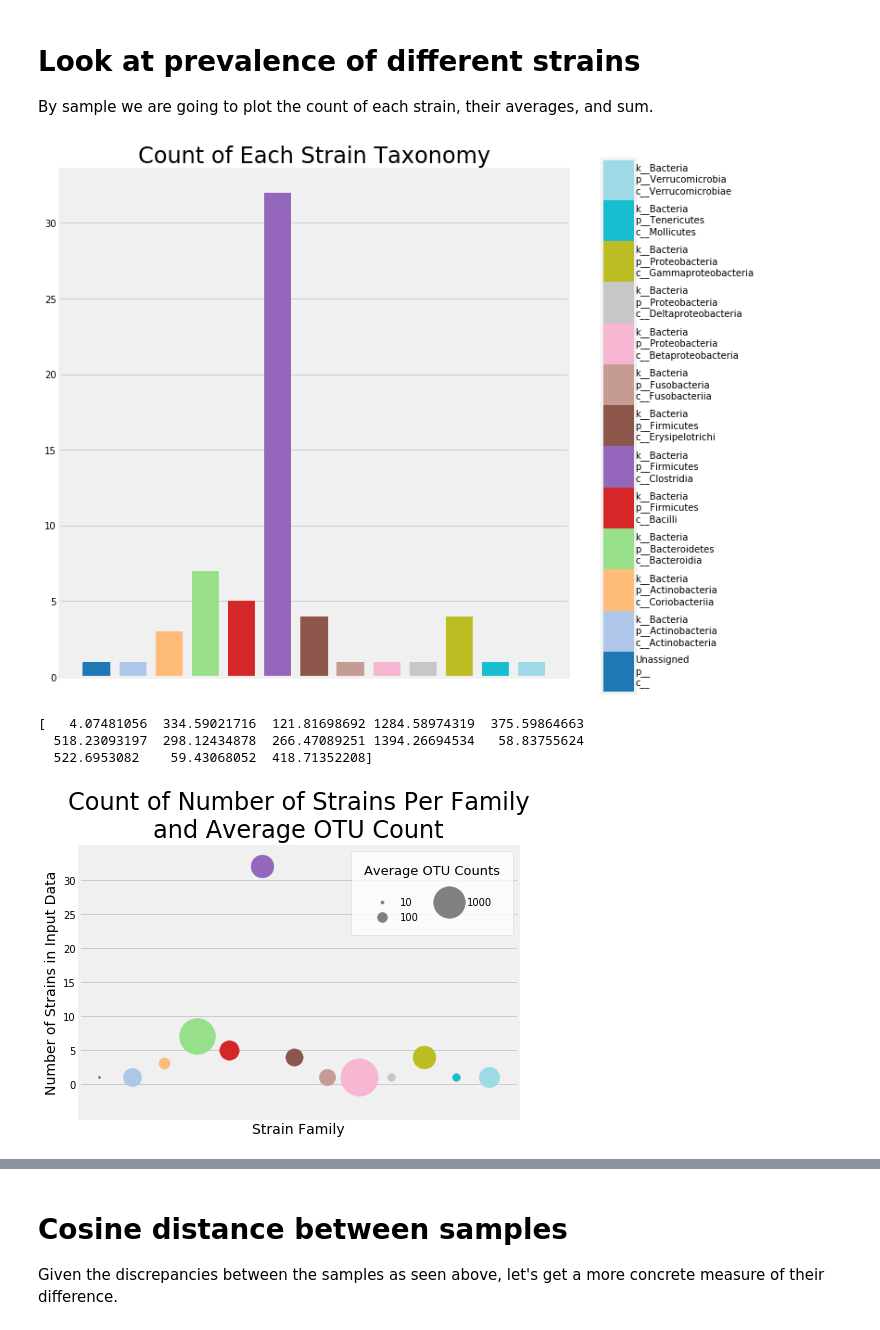
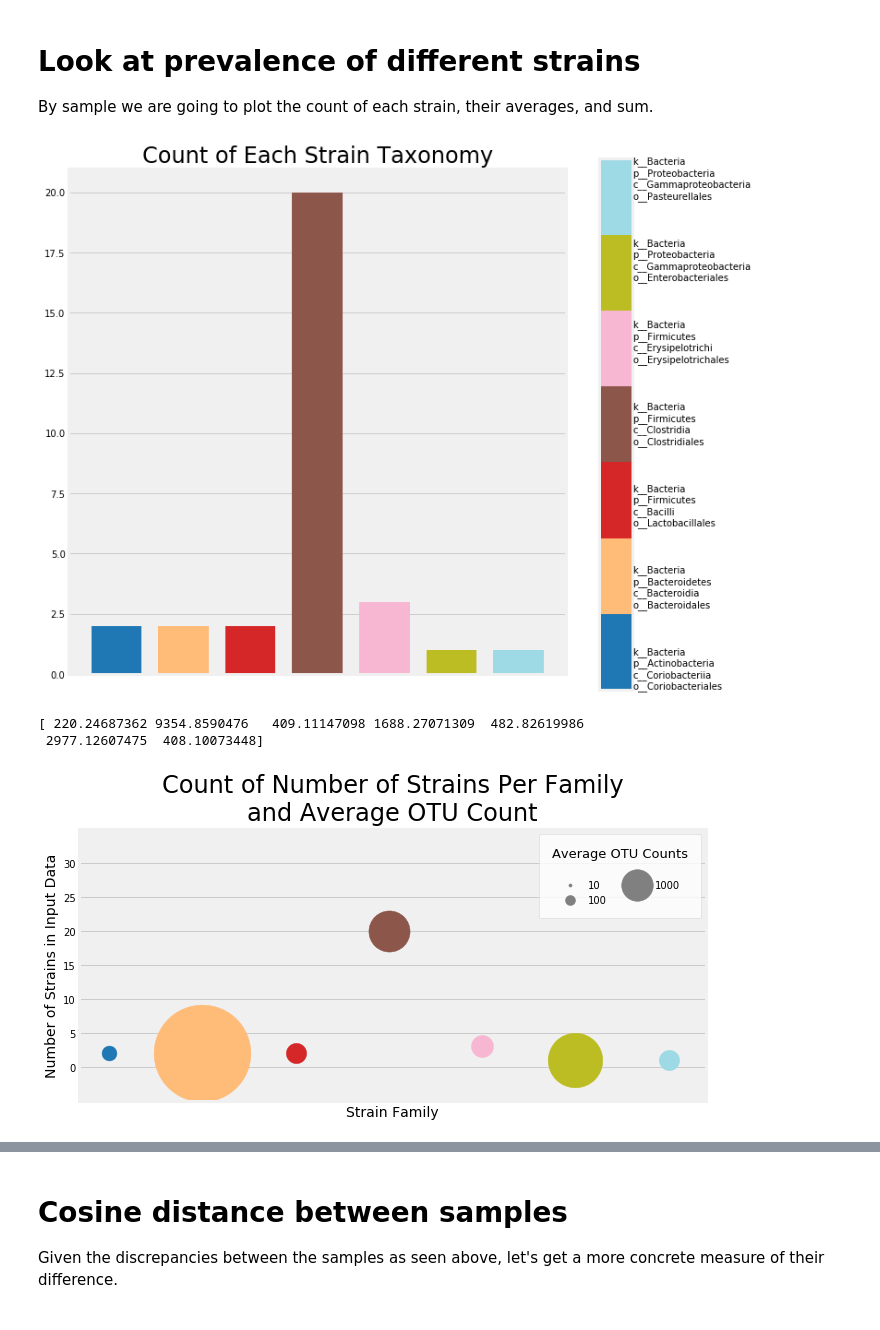
Before and after one commit to michaelwiest/microbiome-rnn, a Jupyter notebook: notebooks/Input Analysis.ipynb, the cells around one changed output, grey strips where cells are left out. Drawn from its saved outputs; the diff is of its cells as text; code cells hidden in the pictures.

```diff
--- a/notebooks/Input Analysis.ipynb
+++ b/notebooks/Input Analysis.ipynb
@@ -41,20 +42,21 @@ def complete_and_multiindex_df(df, split_char):
 data_dir = 'input_data'
 # input_dir = 'all_studies_62_no_12_atrain/'
 # test_dir = 'all_studies_62_no_12_test/'
-input_dir = 'all_studies_reduced_62_atrain/'
-test_dir = 'all_studies_reduced_62_test/'
+input_dir = 'all_studies_completed_normalized_sub_31/'
+# test_dir = 'all_studies_reduced_62_test/'
 
 input_dir = os.path.join(data_dir, input_dir)
-test_dir = os.path.join(data_dir, test_dir)
+# test_dir = os.path.join(data_dir, test_dir)
 
 input_files = [os.path.join(input_dir, f) for f in os.listdir(input_dir)]
-test_files = [os.path.join(test_dir, f) for f in os.listdir(test_dir)]
+# test_files = [os.path.join(test_dir, f) for f in os.listdir(test_dir)]
 # Join the test and train files.
-files = input_files + test_files
-print(files)
+files = input_files #+ test_files
+print('\n\n'.join(files))
 oh = OTUHandler(files)
 
 # This is a more readable naming convention for the files.
 # Basically rob knight is the last two samples.
-file_labs = ['Donor$_0$', 'Donor$_1$', 'Donor$_3$', 'Donor$_{2, 0}$', 'Donor$_{2, 1}$']
+# file_labs = ['Donor$_0$', 'Donor$_1$', 'Donor$_3$', 'Donor$_{2, 0}$', 'Donor$_{2, 1}$']
+file_labs = ['Donor$_{}$'.format(i) for i in range(len(files))]
 # %% [output]
@@ -64,7 +82,7 @@ file_labs = ['Donor$_0$', 'Donor$_1$', 'Donor$_3$', 'Donor$_{2, 0}$', 'Donor$_{2
 # %%
 # How many taxonomy levels to include in the plots.
 # Higher numbers results in a a larger number of strains, ie less grouping
-levels = 3
+levels = 4
 join_char = '\n'
 split_char = ';'
 # Reindex the dataframes
@@ -124,49 +142,48 @@ cbar_ax = fig.add_axes([0.85, 0.0, 0.05, 1])
 cb = plt.colorbar(sm, cax=cbar_ax)
 cb.ax.get_yaxis().set_ticks([])
 for j, lab in enumerate(labels):
-    cb.ax.text(1, (2 * j + 1) / 26.0, lab, ha='left', va='center', fontsize=10)
+    cb.ax.text(1, (4 * j + 1) / 26.0, lab, ha='left', va='center', fontsize=10)
 # %% [output]
-[figure, old version]
+[figure, new version]
 # %%
 means_arr = np.array(means)
 group_means = means_arr.mean(axis=0)
 print(group_means)
 # %% [output]
-[   4.07481056  334.59021716  121.81698692 1284.58974319  375.59864663
-  518.23093197  298.12434878  266.47089251 1394.26694534   58.83755624
-  522.6953082    59.43068052  418.71352208]
+[ 220.24687362 9354.8590476   409.11147098 1688.27071309  482.82619986
+ 2977.12607475  408.10073448]
 # %%
-fig, ax = plt.subplots(figsize=(7, 5))
+fig, ax = plt.subplots(figsize=(10, 5))
 for i in range(len(counts[0])):
     plt.scatter(i, counts[0][i], s=group_means[i], c=colors[i])
 plt.ylim(-5, 35)
 plt.scatter([],[], s=10, label='10', color='gray')
 
 plt.scatter([],[], s=100, label='100', color='gray')
 plt.scatter([],[], s=1000, label='1000', color='gray')
 leg_labels = ["10", "100", "1000"]
 ax.set_xticklabels([])
 ax.set_xticks([])
 ax.set_yticks(list(range(0, 35))[::5])
 ax.set_yticklabels(list(range(0, 35))[::5])
 legend = plt.legend(frameon = 1,
                     loc='upper right',
                     fontsize=10,
                     ncol=2,
                     title='Average OTU Counts\n',
                     borderpad = 1.3)
 legend.get_title().set_fontsize('13')
 frame = legend.get_frame()
 frame.set_facecolor('white')
 
 plt.xlabel('Strain Family', fontsize=14)
 plt.ylabel('Number of Strains in Input Data', fontsize=14)
 plt.title('Count of Number of Strains Per Family\nand Average OTU Count', fontsize=24, y=1.01)
 
 
 plt.show()
 # %% [output]
-[figure, old version]
+[figure, new version]
 # %%
 
 fig, ax = plt.subplots(num_rows, num_cols, figsize=(subplot_width, subplot_height),
```
Also changed, not shown: parts of 15 cells of this notebook.
